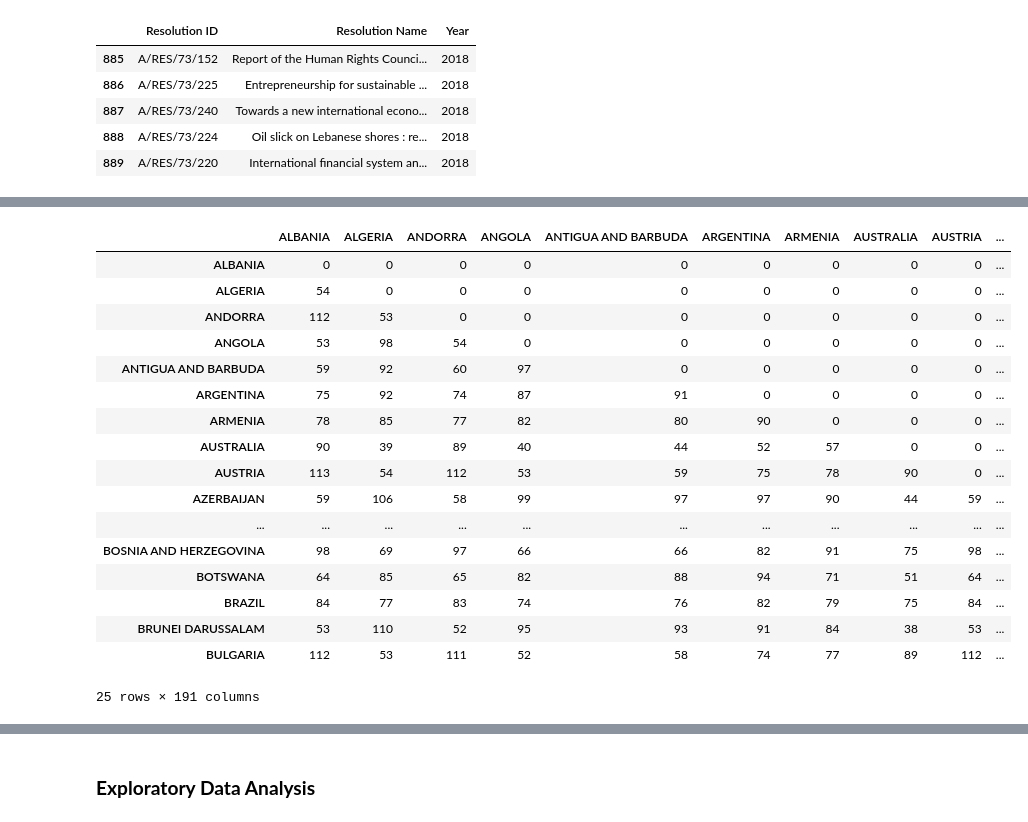
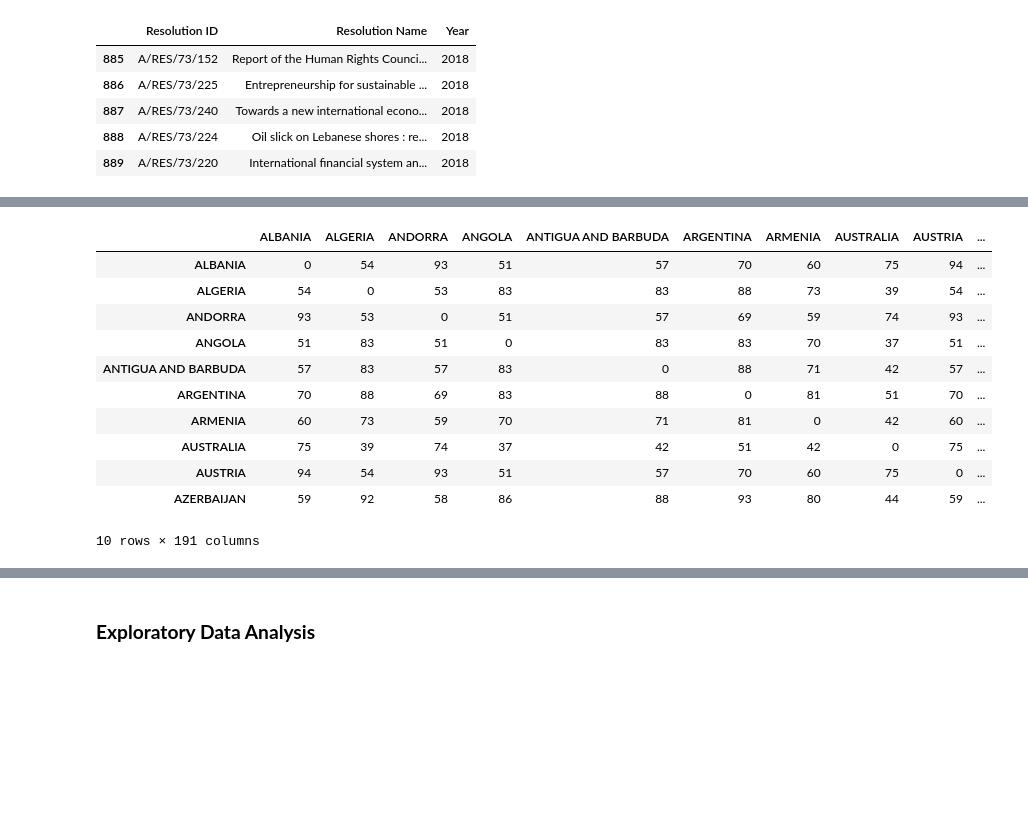
Before and after one commit to lbrown98/un-voting-patterns, a Jupyter notebook: get_un_voting_data.ipynb, the cells around one changed output, grey strips where cells are left out. Saved outputs shown, nothing was run; the diff lists cells and outputs as text; code cells hidden in the pictures; blank space fills up the shorter version.

```diff
--- a/get_un_voting_data.ipynb
+++ b/get_un_voting_data.ipynb
@@ -353,15 +370,17 @@ def chunkTodf(chunk):
     chosen_res = chunk['Resolution ID']
     df_ = pd.DataFrame()
 
-    df_.insert(loc=0, column='Country', value = votes_df['country'])
+    df_.insert(loc=0, column='Country', value = all_voting_data['country'])
     col_count = 1
     for res in chosen_res:
-        each_res_vote = votes_df[res].tolist()
+        each_res_vote = all_voting_data[res].tolist()
         df_.insert(loc=col_count, column= res, value = each_res_vote)
         col_count = col_count + 1
 
-    df_ = df_.replace('Y', 1).replace('N', 0).replace('A', 0).replace('NP', 0)
-    # df1983 = df1983.fillna(0)
+    #code for dropping countries that didn't exist for the entire five year time period
+    #mask = df.drop("Country",axis=1).isna().all(1) & df['Country'].notna()
+    #out = df[~mask]
+
     df_ = df_.dropna()
     return df_
 
@@ -374,6 +393,6 @@ df2003 = chunkTodf(chunk2003)
 df2008 = chunkTodf(chunk2008)
 df2013 = chunkTodf(chunk2013)
 df2018 = chunkTodf(chunk2018)
-df2018.head()
+df2018
 # %% [output]
 |  | Country | A/RES/73/152 | A/RES/73/225 | A/RES/73/240 | A/RES/73/224 | A/RES/73/220 | A/RES/73/132 | ... |
@@ -394,53 +429,46 @@ def tomatrix(df):
 
     # each country
     for i in tp_df.columns:
         i_list = []
         ivotes = tp_df[i].tolist()
-        top_count = 0
         for k in tp_df.columns:
             kvotes = tp_df[k].tolist()
             counter = 0
-            if ((i == k) or(top_count == 1)):
+            if i == k:
                 i_list.append(0)
-                top_count = 1
             else:
                 for idx in range(0, len(kvotes)):
-                    if ivotes[idx] == kvotes[idx]:
-                        counter = counter+1
+                    if ivotes[idx] in ['Y', 'N']:
+                        if ivotes[idx] == kvotes[idx]:
+                            counter = counter+1
                 i_list.append(counter)
 
         mtrx.append(i_list)
     mtrxdf = pd.DataFrame(mtrx)
     mtrxdf.columns = countries # rename rows & columns to countries
     mtrxdf.index = countries
     return mtrxdf
 
 # all matrices per 5 year chunk
 mtrx1983 = tomatrix(df1983)
 mtrx1988 = tomatrix(df1988)
 mtrx1993 = tomatrix(df1993)
 mtrx1998 = tomatrix(df1998)
 mtrx2003 = tomatrix(df2003)
 mtrx2008 = tomatrix(df2008)
 mtrx2013 = tomatrix(df2013)
 mtrx2018 = tomatrix(df2018)
-mtrx2018.head(25)
+mtrx2018.head(10)
 # %% [output]
 |  | ALBANIA | ALGERIA | ANDORRA | ANGOLA | ANTIGUA AND BARBUDA | ARGENTINA | ARMENIA | AUSTRALIA | AUSTRIA | ... |
-| ALBANIA | 0 | 0 | 0 | 0 | 0 | 0 | 0 | 0 | 0 | ... |
-| ALGERIA | 54 | 0 | 0 | 0 | 0 | 0 | 0 | 0 | 0 | ... |
-| ANDORRA | 112 | 53 | 0 | 0 | 0 | 0 | 0 | 0 | 0 | ... |
-| ANGOLA | 53 | 98 | 54 | 0 | 0 | 0 | 0 | 0 | 0 | ... |
-| ANTIGUA AND BARBUDA | 59 | 92 | 60 | 97 | 0 | 0 | 0 | 0 | 0 | ... |
-| ARGENTINA | 75 | 92 | 74 | 87 | 91 | 0 | 0 | 0 | 0 | ... |
-| ARMENIA | 78 | 85 | 77 | 82 | 80 | 90 | 0 | 0 | 0 | ... |
-| AUSTRALIA | 90 | 39 | 89 | 40 | 44 | 52 | 57 | 0 | 0 | ... |
-| AUSTRIA | 113 | 54 | 112 | 53 | 59 | 75 | 78 | 90 | 0 | ... |
-| AZERBAIJAN | 59 | 106 | 58 | 99 | 97 | 97 | 90 | 44 | 59 | ... |
-| ... | ... | ... | ... | ... | ... | ... | ... | ... | ... | ... |
-| BOSNIA AND HERZEGOVINA | 98 | 69 | 97 | 66 | 66 | 82 | 91 | 75 | 98 | ... |
-| BOTSWANA | 64 | 85 | 65 | 82 | 88 | 94 | 71 | 51 | 64 | ... |
-| BRAZIL | 84 | 77 | 83 | 74 | 76 | 82 | 79 | 75 | 84 | ... |
-| BRUNEI DARUSSALAM | 53 | 110 | 52 | 95 | 93 | 91 | 84 | 38 | 53 | ... |
-| BULGARIA | 112 | 53 | 111 | 52 | 58 | 74 | 77 | 89 | 112 | ... |
+| ALBANIA | 0 | 54 | 93 | 51 | 57 | 70 | 60 | 75 | 94 | ... |
+| ALGERIA | 54 | 0 | 53 | 83 | 83 | 88 | 73 | 39 | 54 | ... |
+| ANDORRA | 93 | 53 | 0 | 51 | 57 | 69 | 59 | 74 | 93 | ... |
+| ANGOLA | 51 | 83 | 51 | 0 | 83 | 83 | 70 | 37 | 51 | ... |
+| ANTIGUA AND BARBUDA | 57 | 83 | 57 | 83 | 0 | 88 | 71 | 42 | 57 | ... |
+| ARGENTINA | 70 | 88 | 69 | 83 | 88 | 0 | 81 | 51 | 70 | ... |
+| ARMENIA | 60 | 73 | 59 | 70 | 71 | 81 | 0 | 42 | 60 | ... |
+| AUSTRALIA | 75 | 39 | 74 | 37 | 42 | 51 | 42 | 0 | 75 | ... |
+| AUSTRIA | 94 | 54 | 93 | 51 | 57 | 70 | 60 | 75 | 0 | ... |
+| AZERBAIJAN | 59 | 92 | 58 | 86 | 88 | 93 | 80 | 44 | 59 | ... |
-25 rows × 191 columns
+10 rows × 191 columns
```
Also changed, not shown: parts of 25 cells of this notebook.
